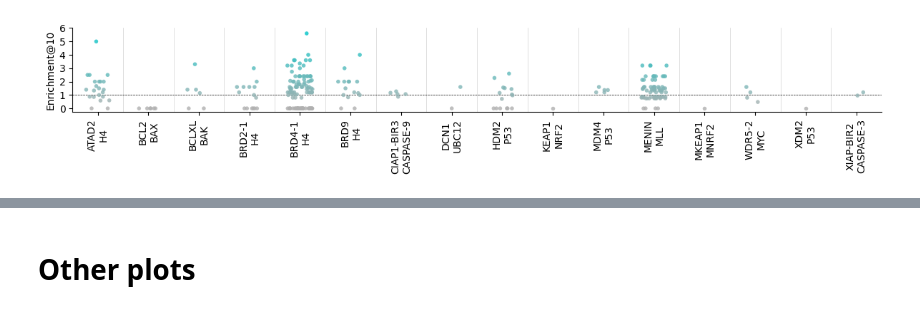
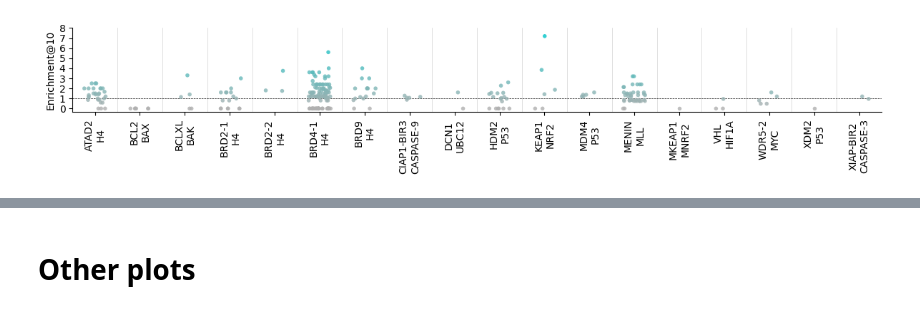
Before and after one commit to mims-harvard/ATOMICA, a Jupyter notebook: case_studies/PPI_inhibitor/results_peptides.ipynb, the cells around one changed output, grey strips where cells are left out. Cells and saved outputs as stored; diff of their text form; code cells hidden in the pictures.

```diff
--- a/case_studies/PPI_inhibitor/results_peptides.ipynb
+++ b/case_studies/PPI_inhibitor/results_peptides.ipynb
@@ -216,11 +216,14 @@ ppi_to_family = df_2p2idb[['PDBProtProt', 'Chain_Target', 'Chain_Partner', 'Fami
 ppi_embeddings_df['pdb_id'] = ppi_embeddings_df['id'].str.split('_').str[0]
 ppi_embeddings_df = pd.merge(ppi_embeddings_df, ppi_to_family, left_on='pdb_id', right_on='PDBProtProt', how='left')
 
-inhibitor_embeddings_df = pd.read_parquet('PPI_inhibitors_v2_embeddings.parquet')
-inhibitor_input_data = pd.read_parquet('PPI_inhibitors_v2_processed.parquet')
+inhibitor_embeddings_df = pd.read_parquet('PPI_inhibitors_v3_embeddings.parquet')
+inhibitor_input_data = pd.read_parquet('PPI_inhibitors_v3_processed.parquet')
 inhibitor_embeddings_df = pd.concat([inhibitor_input_data, inhibitor_embeddings_df.drop(columns=['id'])], axis=1)
 inhibitor_embeddings_df['2P2IDB_ID'] = inhibitor_embeddings_df['id'].str.split('_').str[0]
-inhibitor_embeddings_df = inhibitor_embeddings_df.merge(df_2p2idb[['2P2IDB_ID', 'PDBProtLig', 'Chain_Target', 'ChainID_Ligand', 'Family']], on='2P2IDB_ID', how='left')
+
+inhibitors_metadata = pd.read_csv('PPI_inhibitors_v3.csv')
+inhibitors_metadata.rename(columns={'pdb_id': '2P2IDB_ID', 'chain1': 'Chain_Target', 'chain2': 'ChainID_Ligand', 'pdb_code': 'PDBProtLig'}, inplace=True)
+inhibitor_embeddings_df = inhibitor_embeddings_df.merge(inhibitors_metadata, on='2P2IDB_ID', how='left')
 # %%
 def get_block_emb_dist(inhibitor_index, inhibitor_pdb_id, inhibitor_chain_target, ppi_pdb_id, ppi_chain_target, ppi_chain_partner):
     CIF_DIR = "/n/holylfs06/LABS/mzitnik_lab/Lab/afang/datasets/2p2idb/2p2idb_2024-04-08_cifs/"
@@ -296,9 +299,9 @@ def run_one_inhibitor(inhibitor_entry):
 
     block_emb_dist, block_coords_dist = get_block_emb_dist(inhibitor_entry.name, inhibitor_pdb_id, inhibitor_chain_target, ppi_pdb_id, ppi_chain_target, ppi_chain_partner)
     if block_emb_dist is not None:
-        pearsonr, p_value = scipy.stats.pearsonr(block_emb_dist.flatten(), block_coords_dist.flatten())
+        spearmanr, p_value = scipy.stats.spearmanr(block_emb_dist.flatten(), block_coords_dist.flatten())
     else:
-        pearsonr, p_value = None, None
+        spearmanr, p_value = None, None
     return pd.Series({
         'ppi_pdb_id': ppi_pdb_id,
         'ppi_chain_target': ppi_chain_target,
@@ -311,7 +314,9 @@ def run_one_inhibitor(inhibitor_entry):
         'min_dist': block_coords_dist.min() if block_coords_dist is not None else None,
         'block_emb_dist': block_emb_dist.flatten() if block_emb_dist is not None else None,
         'block_coords_dist': block_coords_dist.flatten() if block_coords_dist is not None else None,
-        'pearsonr': pearsonr,
+        'shape_block_emb_dist': block_emb_dist.shape if block_emb_dist is not None else None,
+        'shape_block_coords_dist': block_coords_dist.shape if block_coords_dist is not None else None,
+        'spearmanr': spearmanr,
         'p_value': p_value,
     })
 
@@ -321,5 +326,7 @@ if not os.path.exists('ppi_inhibitor_block_results.parquet'):
 else:
     block_results = pd.read_parquet('ppi_inhibitor_block_results.parquet')
 
+num_singleton_blocks = block_results['min_dist'].isna().sum()
+print(f"Number of inhibitor blocks with only singleton blocks: {num_singleton_blocks}")
 block_results = block_results.dropna(subset=['min_dist'])
 block_results = block_results[block_results['min_dist'] < 2].reset_index(drop=True)
@@ -350,14 +389,7 @@ def enrichment_at_k(E: np.ndarray, G: np.ndarray, k: int = 5, geom_thresh: float
 # %%
 KAAAY = 10
+
+block_results = block_results[block_results['block_emb_dist'].apply(lambda x: len(x) > KAAAY)].copy()
 block_results['precision_at_k'] = block_results.apply(lambda row: precision_at_k(row['block_emb_dist'], row['block_coords_dist'], k=KAAAY, geom_thresh=4), axis=1)
 block_results['enrichment_at_k'] = block_results.apply(lambda row: enrichment_at_k(row['block_emb_dist'], row['block_coords_dist'], k=KAAAY, geom_thresh=4), axis=1)
-
-print("Number of families with enrichment at k: ", (block_results['enrichment_at_k'] > 1).sum(), "out of", len(block_results))
-
-block_results_best = block_results.groupby('family').agg({
-    'precision_at_k': 'max',
-    'enrichment_at_k': 'max',
-}).reset_index()
-
-print("Number of families with enrichment at k: ", (block_results_best['enrichment_at_k'] > 1).sum(), "out of", len(block_results_best))
-block_results_best
+# block_results['perm_pvalue_topk'] = block_results.apply(lambda row: perm_pvalue_topk(row['block_emb_dist'], row['block_coords_dist'], row['shape_block_emb_dist'], row['shape_block_coords_dist'], k=KAAAY, cutoff=4, n_perm=5000, seed=0), axis=1)
@@ -384,35 +530,35 @@ Number of families with enrichment at k:  12 out of 16
 # %%
 plt.figure(figsize=(12, 12/5))
 
 cmap = mpl.colors.LinearSegmentedColormap.from_list(
     "gray_to_aqua",
     ["#B0B0B0", "#00C4C7"]  # gray → your color
 )
 
 order = sorted(block_results['family'].unique())
 ax = sns.stripplot(x='family', y='enrichment_at_k', data=block_results,
               size=4, alpha=0.8, jitter=0.25, palette=cmap, hue='enrichment_at_k', order=order)
 ax.get_legend().remove()
 new_labels = [label.get_text().replace('/', '\n') for label in ax.get_xticklabels()]
 ax.set_xticklabels(new_labels)
 plt.xticks(rotation=90)
 plt.axhline(1.0, linestyle='--', color='black', linewidth=0.5)
 
 plt.ylabel(f"Enrichment@{KAAAY}")
-ax.set_yticks(range(7))
+ax.set_yticks(range(9))
 plt.xlabel("")
 
 n_families = block_results['family'].nunique()
 
 for i in range(n_families - 1):
     plt.axvline(i + 0.5, color='lightgray', linewidth=0.5, zorder=0)
 
 sns.despine()
 plt.tight_layout()
 plt.savefig(f"figures/plots/small_proteins_enrichment_at_k_{KAAAY}.svg")
 plt.show()
 # %% [output]
-[figure, old version]
+[figure, new version]
 # %%
 plt.figure(figsize=(12, 12/5))
 
```
Also changed, not shown: parts of 15 cells of this notebook, 10 other files.
